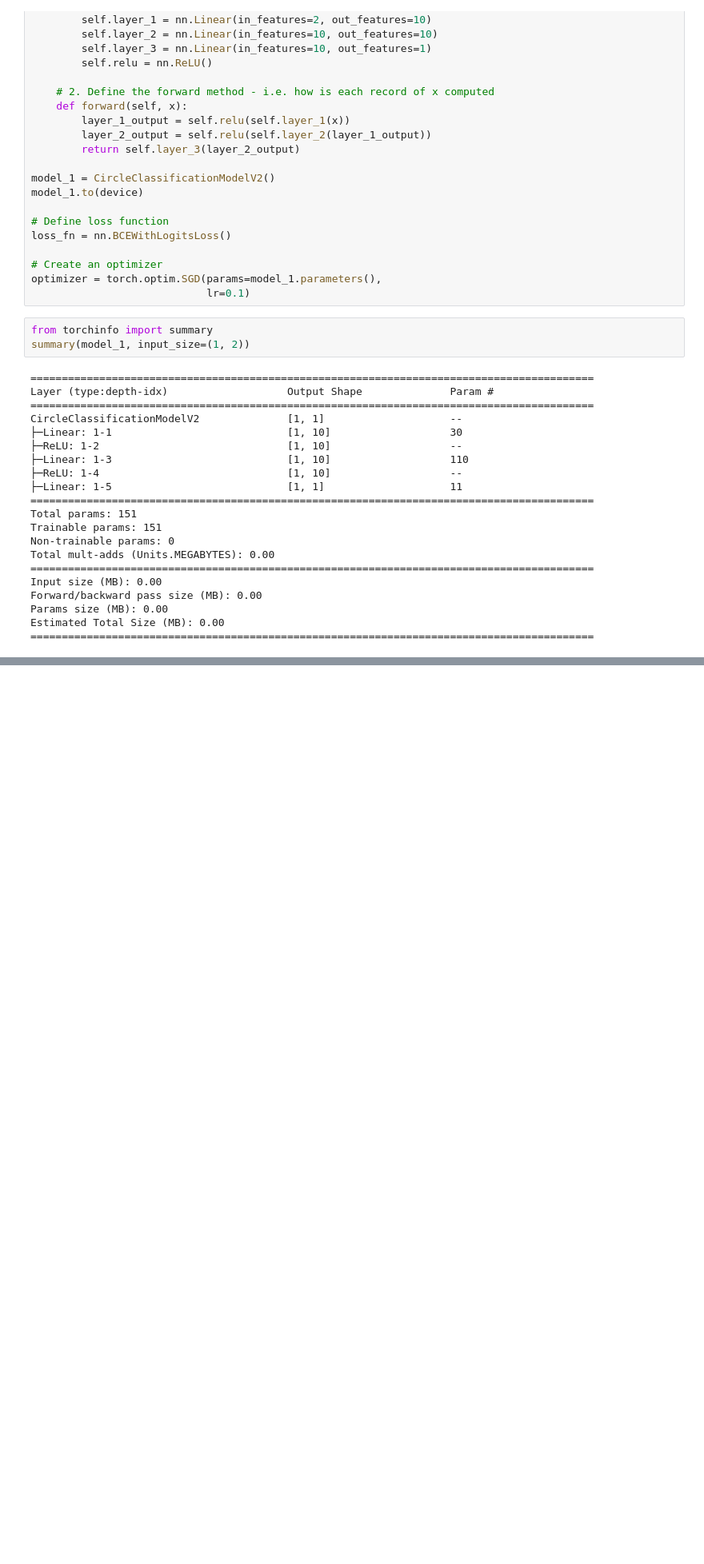
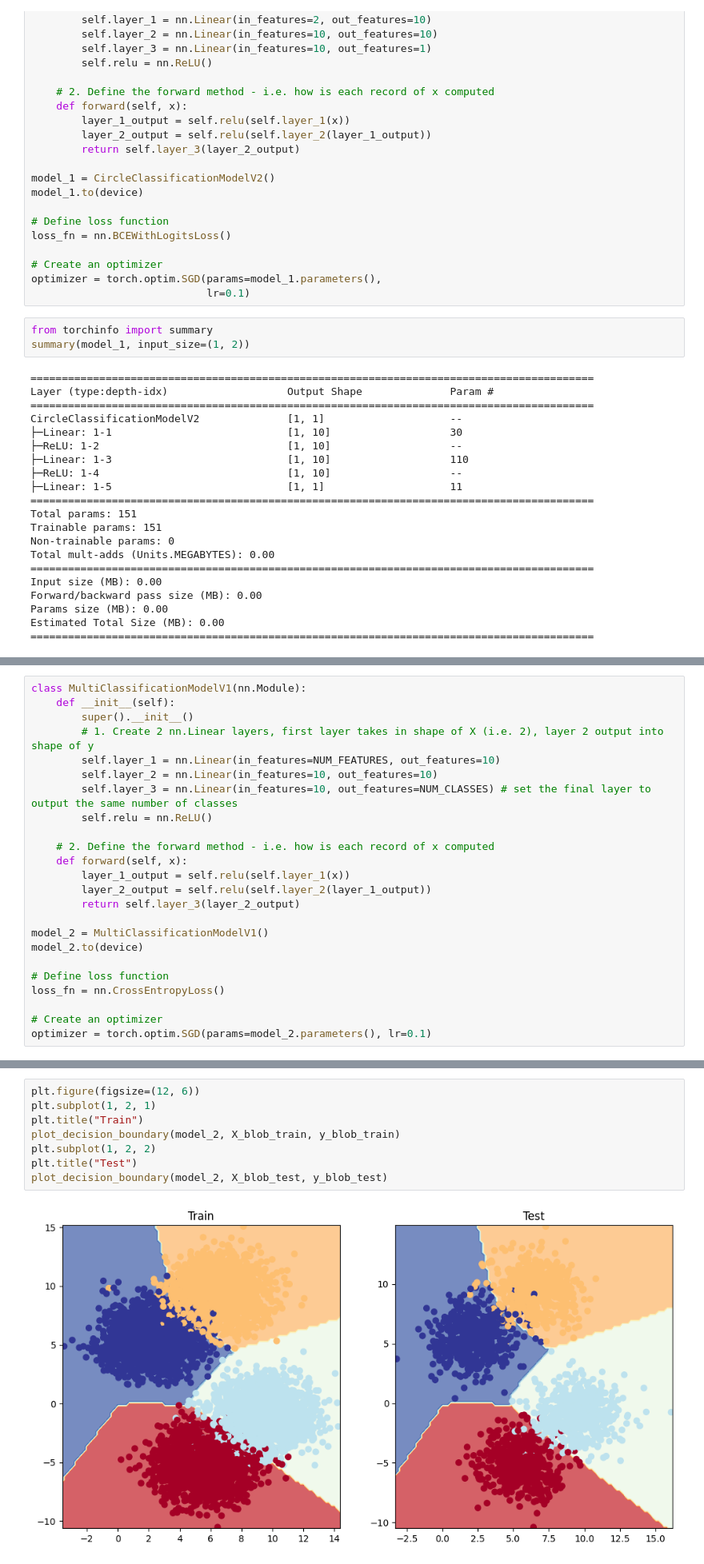
Before and after one commit to al1313/learn_ds_algorithms, a Jupyter notebook: algorithms/pytorch/03_classifications.ipynb, the cells around one changed output, grey strips where cells are left out. Shown at 80% size. Drawn from its saved outputs; the diff is of its cells as text; blank space fills up the shorter version.

```diff
--- a/algorithms/pytorch/03_classifications.ipynb
+++ b/algorithms/pytorch/03_classifications.ipynb
@@ -300,0 +343,24 @@ plot_decision_boundary(model_1, X_test, y_test)
+# %%
+class MultiClassificationModelV1(nn.Module):
+    def __init__(self):
+        super().__init__()
+        # 1. Create 2 nn.Linear layers, first layer takes in shape of X (i.e. 2), layer 2 output into shape of y
+        self.layer_1 = nn.Linear(in_features=NUM_FEATURES, out_features=10)
+        self.layer_2 = nn.Linear(in_features=10, out_features=10)
+        self.layer_3 = nn.Linear(in_features=10, out_features=NUM_CLASSES) # set the final layer to output the same number of classes
+        self.relu = nn.ReLU()
+
+    # 2. Define the forward method - i.e. how is each record of x computed
+    def forward(self, x):
+        layer_1_output = self.relu(self.layer_1(x))
+        layer_2_output = self.relu(self.layer_2(layer_1_output))
+        return self.layer_3(layer_2_output)
+
+model_2 = MultiClassificationModelV1()
+model_2.to(device)
+
+# Define loss function
+loss_fn = nn.CrossEntropyLoss()
+
+# Create an optimizer
+optimizer = torch.optim.SGD(params=model_2.parameters(), lr=0.1)
@@ -300,0 +463,10 @@ plot_decision_boundary(model_1, X_test, y_test)
+# %%
+plt.figure(figsize=(12, 6))
+plt.subplot(1, 2, 1)
+plt.title("Train")
+plot_decision_boundary(model_2, X_blob_train, y_blob_train)
+plt.subplot(1, 2, 2)
+plt.title("Test")
+plot_decision_boundary(model_2, X_blob_test, y_blob_test)
+# %% [output]
+[figure, added]
```
Also changed, not shown: parts of 8 cells of this notebook.
